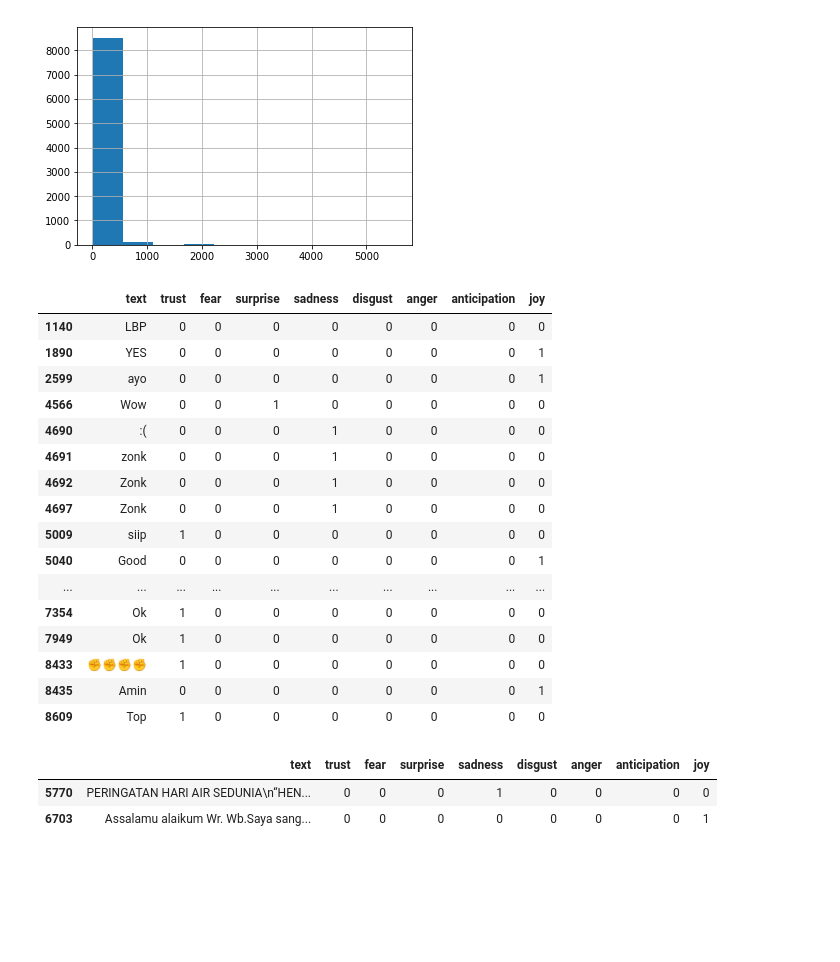
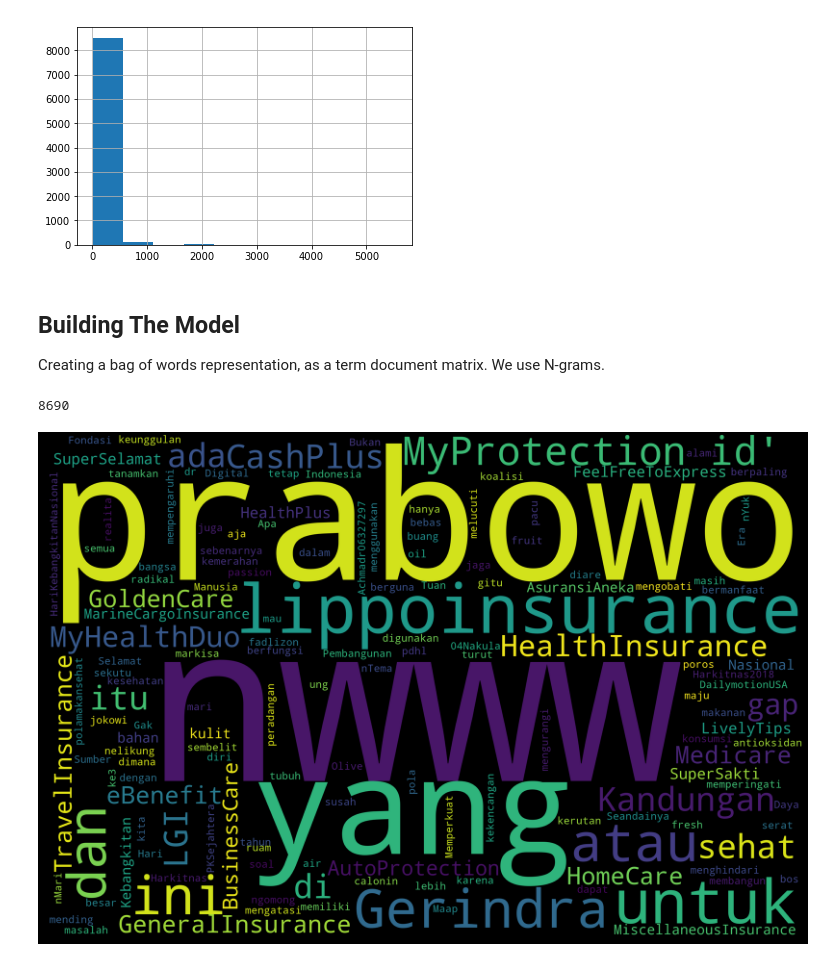
Before and after one commit to hamdi1611/multi-label-emotion, a Jupyter notebook: source/Multi-label Emotion Classification.ipynb, the cells around one changed output. Saved outputs shown, nothing was run; the diff lists cells and outputs as text; code cells hidden in the pictures; blank space fills up the shorter version.

Commit message:
building the model

```diff
--- a/source/Multi-label Emotion Classification.ipynb
+++ b/source/Multi-label Emotion Classification.ipynb
@@ -55,31 +56,32 @@ lens.hist();
 # %% [output]
 133.1126582278481 199.1904592927695 2 5558
 [figure]
-# %%
-# See very short comment
-train[train.text.str.len() < 5]
-# %% [output]
-|  | text | trust | fear | surprise | sadness | disgust | anger | anticipation | joy |
-| 1140 | LBP | 0 | 0 | 0 | 0 | 0 | 0 | 0 | 0 |
-| 1890 | YES | 0 | 0 | 0 | 0 | 0 | 0 | 0 | 1 |
-| 2599 | ayo | 0 | 0 | 0 | 0 | 0 | 0 | 0 | 1 |
-| 4566 | Wow | 0 | 0 | 1 | 0 | 0 | 0 | 0 | 0 |
-| 4690 | :( | 0 | 0 | 0 | 1 | 0 | 0 | 0 | 0 |
-| 4691 | zonk | 0 | 0 | 0 | 1 | 0 | 0 | 0 | 0 |
-| 4692 | Zonk | 0 | 0 | 0 | 1 | 0 | 0 | 0 | 0 |
-| 4697 | Zonk | 0 | 0 | 0 | 1 | 0 | 0 | 0 | 0 |
-| 5009 | siip | 1 | 0 | 0 | 0 | 0 | 0 | 0 | 0 |
-| 5040 | Good | 0 | 0 | 0 | 0 | 0 | 0 | 0 | 1 |
-| ... | ... | ... | ... | ... | ... | ... | ... | ... | ... |
-| 7354 | Ok | 1 | 0 | 0 | 0 | 0 | 0 | 0 | 0 |
-| 7949 | Ok | 1 | 0 | 0 | 0 | 0 | 0 | 0 | 0 |
-| 8433 | ✊✊✊✊ | 1 | 0 | 0 | 0 | 0 | 0 | 0 | 0 |
-| 8435 | Amin | 0 | 0 | 0 | 0 | 0 | 0 | 0 | 1 |
-| 8609 | Top | 1 | 0 | 0 | 0 | 0 | 0 | 0 | 0 |
-# %%
-# See very long comment
-train[train.text.str.len() > 5000]
-# %% [output]
-|  | text | trust | fear | surprise | sadness | disgust | anger | anticipation | joy |
-| 5770 | PERINGATAN HARI AIR SEDUNIA\n“HEN... | 0 | 0 | 0 | 1 | 0 | 0 | 0 | 0 |
-| 6703 | Assalamu alaikum Wr. Wb.Saya sang... | 0 | 0 | 0 | 0 | 0 | 0 | 0 | 1 |
+# %% [markdown]
+## Building The Model
+Creating a bag of words representation, as a term document matrix. We use N-grams.
+# %%
+train.shape[0] #rows
+# %% [output]
+8690
+# %%
+import matplotlib.pyplot as plt
+from wordcloud import WordCloud
+text = str(train.text.values)
+
+wordcloud = WordCloud(
+    width = 3000,
+    height = 2000,
+    background_color = 'black'
+).generate(text)
+
+fig = plt.figure(
+    figsize = (40, 30),
+    facecolor = 'k',
+    edgecolor = 'k')
+
+plt.imshow(wordcloud, interpolation = 'bilinear')
+plt.axis('off')
+plt.tight_layout(pad=0)
+plt.show()
+# %% [output]
+[figure, added]
```
Also changed, not shown: parts of 10 cells of this notebook, 1 other file.
